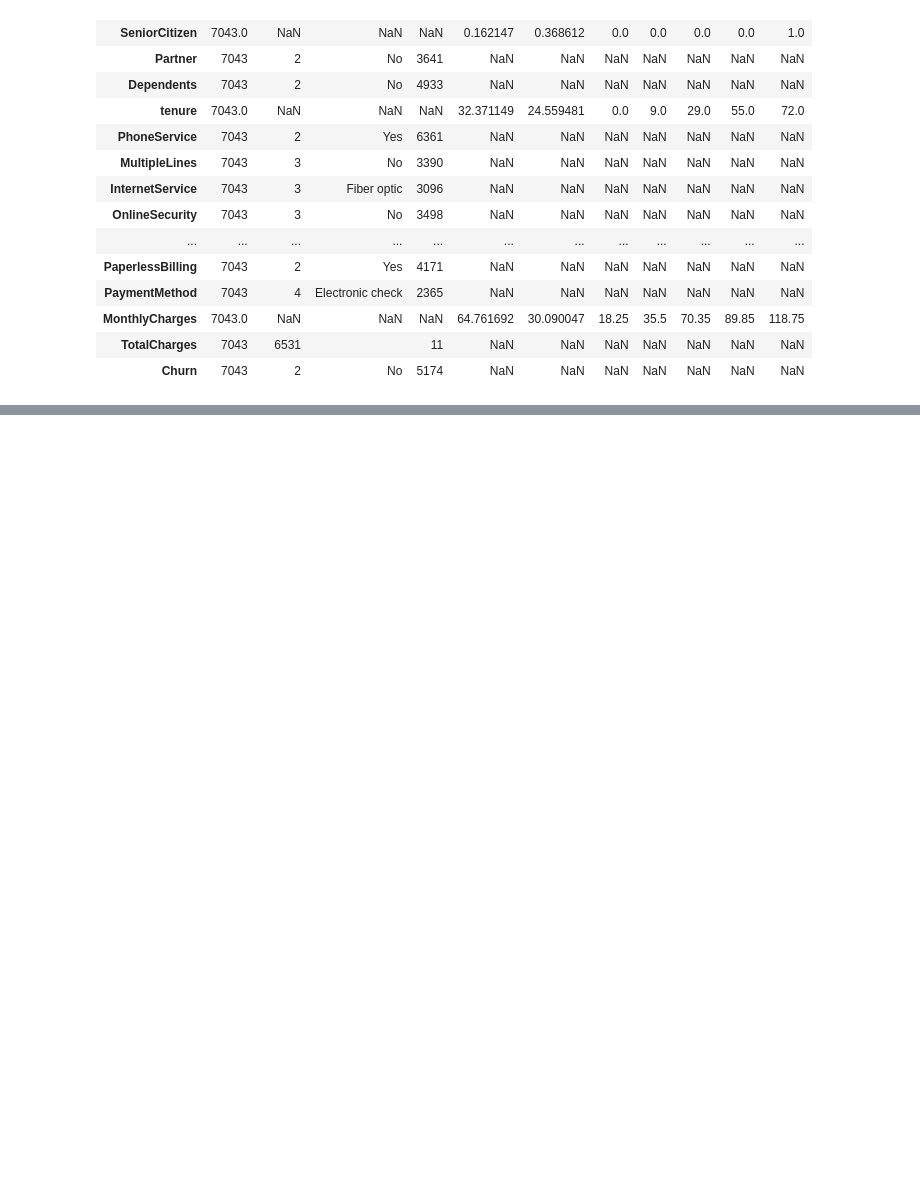
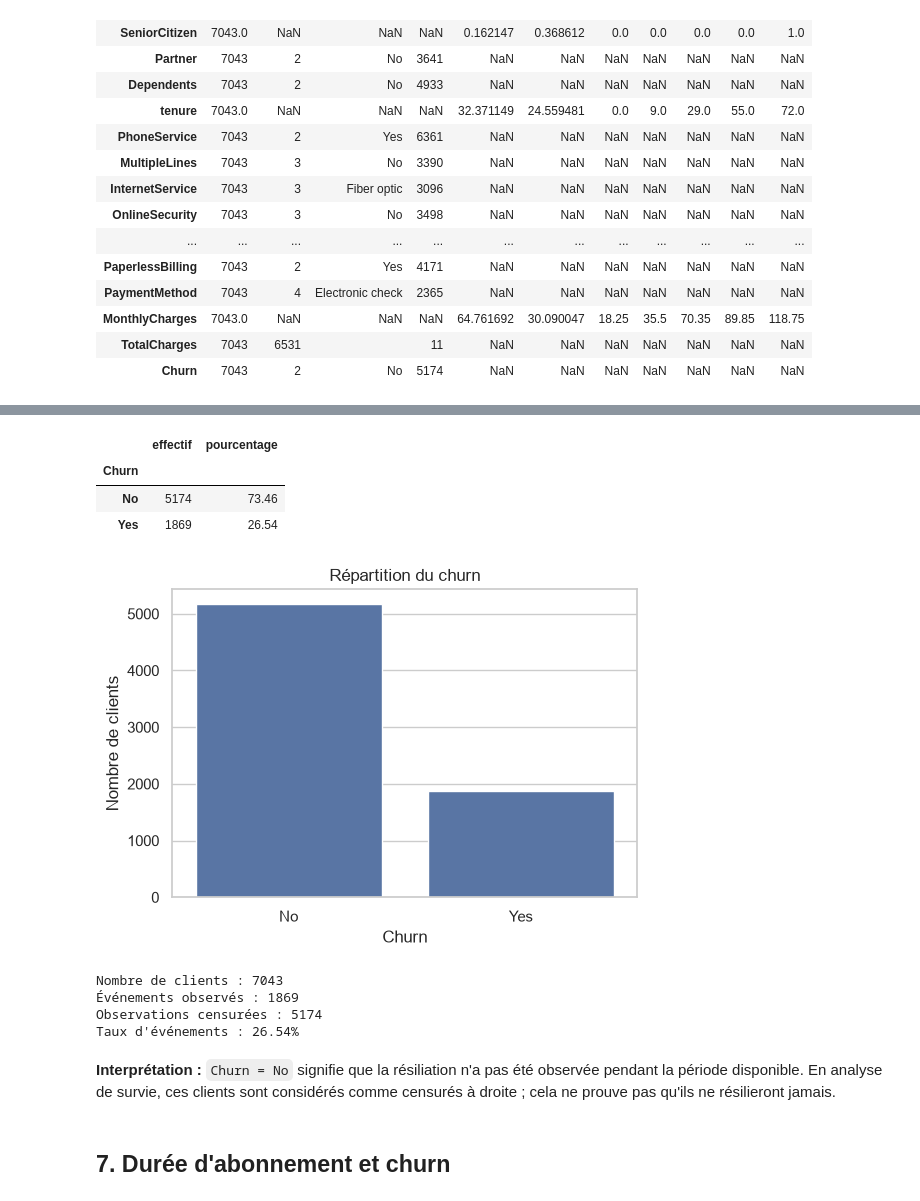
Before and after one commit to DL-CL/survival-churn-deeplearning, a Jupyter notebook: notebooks/01_eda_telco.ipynb, the cells around one changed output, grey strips where cells are left out. Drawn from its saved outputs; the diff is of its cells as text; code cells hidden in the pictures; blank space fills up the shorter version.

```diff
--- a/notebooks/01_eda_telco.ipynb
+++ b/notebooks/01_eda_telco.ipynb
@@ -638,0 +166,15 @@ L'analyse bivariée a mis en évidence plusieurs associations :
+# %%
+df_quality = df_raw.copy()
+df_quality["TotalCharges"] = pd.to_numeric(
+    df_quality["TotalCharges"].replace(r"^\\s*$", np.nan, regex=True),
+    errors="coerce",
+)
+
+missing_total = df_quality["TotalCharges"].isna()
+print(f"TotalCharges manquants après conversion : {missing_total.sum()}")
+display(
+    df_quality.loc[
+        missing_total,
+        ["customerID", "tenure", "MonthlyCharges", "TotalCharges", "Churn"],
+    ]
+)
@@ -638,0 +259,39 @@ L'analyse bivariée a mis en évidence plusieurs associations :
+# %%
+churn_counts = df_clean["Churn"].value_counts()
+churn_rates = df_clean["Churn"].value_counts(normalize=True).mul(100)
+
+display(pd.DataFrame({
+    "effectif": churn_counts,
+    "pourcentage": churn_rates.round(2),
+}))
+# %% [output]
+|  | effectif | pourcentage |
+| Churn |  |  |
+| No | 5174 | 73.46 |
+| Yes | 1869 | 26.54 |
+# %%
+plt.figure(figsize=(6, 4))
+sns.countplot(data=df_clean, x="Churn", order=["No", "Yes"])
+plt.title("Répartition du churn")
+plt.xlabel("Churn")
+plt.ylabel("Nombre de clients")
+plt.show()
+# %% [output]
+[figure, added]
+# %%
+duration = df_clean["tenure"].to_numpy(dtype=float)
+event = df_clean["Churn"].eq("Yes").astype(int).to_numpy()
+
+print(f"Nombre de clients : {len(df_clean)}")
+print(f"Événements observés : {event.sum()}")
+print(f"Observations censurées : {(event == 0).sum()}")
+print(f"Taux d'événements : {event.mean():.2%}")
+# %% [output]
+Nombre de clients : 7043
+Événements observés : 1869
+Observations censurées : 5174
+Taux d'événements : 26.54%
+# %% [markdown]
+**Interprétation :** `Churn = No` signifie que la résiliation n'a pas été observée pendant la période disponible. En analyse de survie, ces clients sont considérés comme censurés à droite ; cela ne prouve pas qu'ils ne résilieront jamais.
+# %% [markdown]
+## 7. Durée d'abonnement et churn
```
Also changed, not shown: parts of 63 cells of this notebook.
